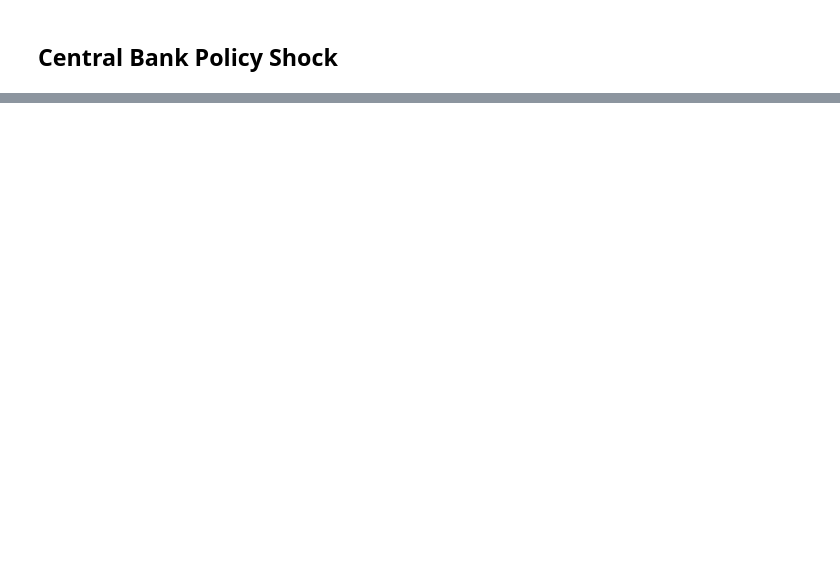
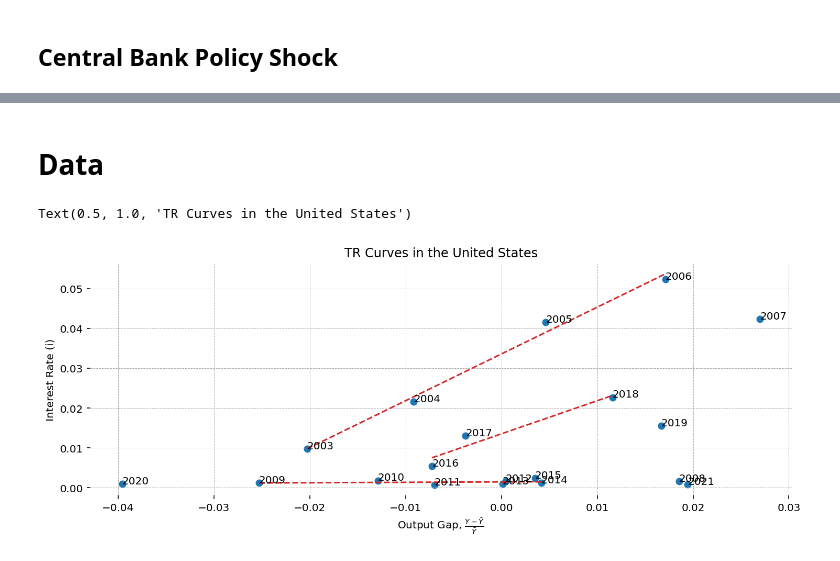
Before and after one commit to jessegrabowski/PSME-Macro, a Jupyter notebook: Lecture 01 - IS-LM-TR.ipynb, the cells around one changed output, grey strips where cells are left out. Cells and saved outputs as stored; diff of their text form; code cells hidden in the pictures; blank space fills up the shorter version.

```diff
--- a/Lecture 01 - IS-LM-TR.ipynb
+++ b/Lecture 01 - IS-LM-TR.ipynb
@@ -566,0 +580,51 @@ plt.show()
+# %% [markdown]
+# Data
+# %%
+import pandas as pd
+accounts = pd.read_csv('OECD_national_accounts.csv', parse_dates=['TIME'], infer_datetime_format=True)
+interest = pd.read_csv('OECD_interest_rates.csv', parse_dates=['TIME'], infer_datetime_format=True)
+gdp = accounts.pivot_table(index=['LOCATION', 'TIME'], columns='INDICATOR', values='Value')['GDPCPC']
+interest = interest.pivot_table(index=['LOCATION', 'TIME'], columns='Subject', values='Value')
+
+usa_interest = interest.xs(key='USA').iloc[:, 1].mul(1e-2)
+usa_gdp = gdp.unstack(0).USA
+# %%
+import statsmodels.api as sm
+
+business_cycle, gdp_trend = sm.tsa.filters.hpfilter(usa_gdp, lamb=6.25)
+output_gap = ((usa_gdp - gdp_trend) / gdp_trend)
+# %%
+fig, ax = plt.subplots()
+start = '2003'
+date_slice = slice(start, None)
+scatter = ax.scatter(output_gap.loc[date_slice], usa_interest.loc[date_slice])
+ax.set(xlabel=r'Output Gap, $\frac{Y - \bar Y}{\bar Y}$', ylabel='Interest Rate (i)')
+
+data = output_gap.to_frame().join(usa_interest).loc[date_slice]
+
+groups = []
+group = []
+for date, row in data.iterrows():
+    year = date.year
+    ax.annotate(xy=row.values, text=year)
+    if year > int(start):
+        dx = row.values[0] - last_row[0]
+        dy = row.values[1] - last_row[1]
+        if ((dx > 0) and (dy > -0.005)) or (abs(dx) < 0.005 and abs(dy) < 0.005):
+            group.extend([year-1, year])
+        else:
+            groups.append(list(set((group))))
+            group = []
+    last_row = row.values
+
+for group in [x for x in groups if len(x) > 0]:
+    group_data = data.loc[data.index.year.isin(group), :]
+    y = group_data.iloc[:, 1]
+    X = group_data.iloc[:, 0].to_frame().assign(constant = 1)
+    ols = sm.OLS(y, X).fit()
+    ax.plot(X.iloc[:, 0], ols.predict(X), color='tab:red', ls='--')
+
+ax.set_title('TR Curves in the United States')
+# %% [output]
+Text(0.5, 1.0, 'TR Curves in the United States')
+[figure, added]
```
Also changed, not shown: parts of 13 cells of this notebook, 3 other files.
